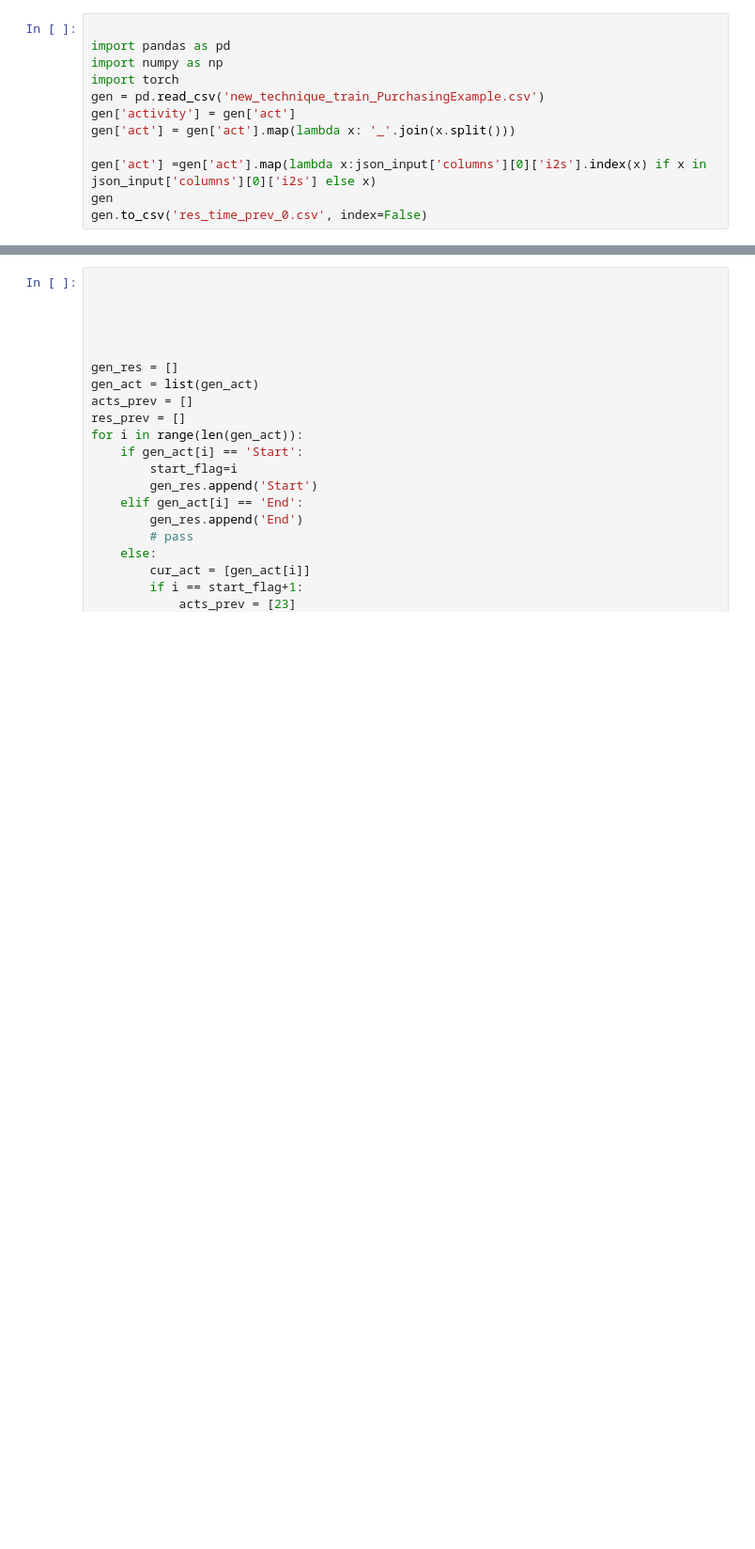
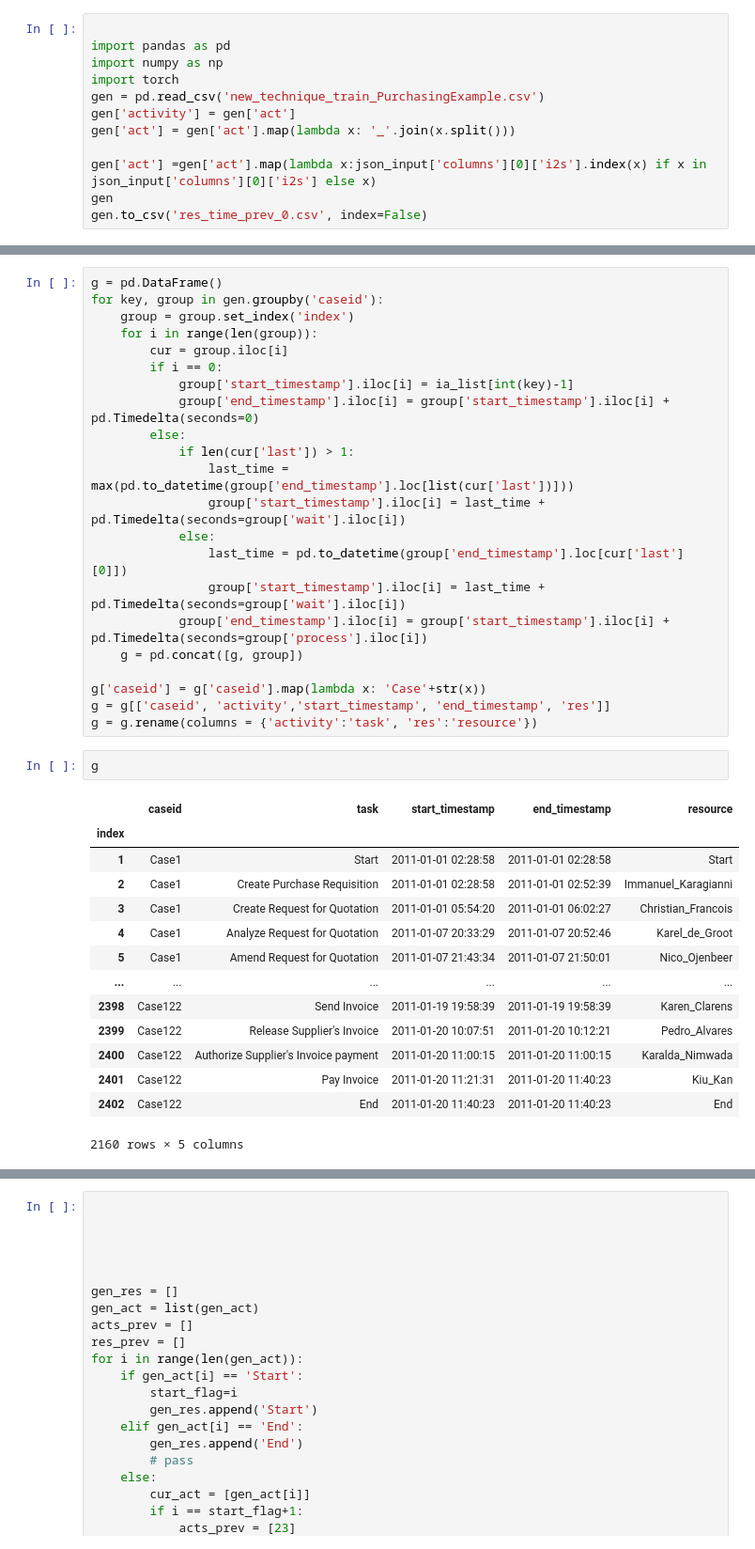
Before and after one commit to wujiani/CoDi, a Jupyter notebook: tabular_datasets/diffu/PurchasingExample_0.2/attention.ipynb, the cells around one changed output, grey strips where cells are left out. Shown at 94% size. Saved outputs shown, nothing was run; the diff lists cells and outputs as text; blank space fills up the shorter version.

```diff
--- a/tabular_datasets/diffu/PurchasingExample_0.2/attention.ipynb
+++ b/tabular_datasets/diffu/PurchasingExample_0.2/attention.ipynb
@@ -546,0 +571,39 @@ gen_diffu_time
+# %%
+g = pd.DataFrame()
+for key, group in gen.groupby('caseid'):
+    group = group.set_index('index')
+    for i in range(len(group)):
+        cur = group.iloc[i]
+        if i == 0:
+            group['start_timestamp'].iloc[i] = ia_list[int(key)-1]
+            group['end_timestamp'].iloc[i] = group['start_timestamp'].iloc[i] + pd.Timedelta(seconds=0)
+        else:
+            if len(cur['last']) > 1:
+                last_time = max(pd.to_datetime(group['end_timestamp'].loc[list(cur['last'])]))
+                group['start_timestamp'].iloc[i] = last_time + pd.Timedelta(seconds=group['wait'].iloc[i])
+            else:
+                last_time = pd.to_datetime(group['end_timestamp'].loc[cur['last'][0]])
+                group['start_timestamp'].iloc[i] = last_time + pd.Timedelta(seconds=group['wait'].iloc[i])
+            group['end_timestamp'].iloc[i] = group['start_timestamp'].iloc[i] + pd.Timedelta(seconds=group['process'].iloc[i])
+    g = pd.concat([g, group])
+
+g['caseid'] = g['caseid'].map(lambda x: 'Case'+str(x))
+g = g[['caseid', 'activity','start_timestamp', 'end_timestamp', 'res']]
+g = g.rename(columns = {'activity':'task', 'res':'resource'})
+# %%
+g
+# %% [output]
+|  | caseid | task | start_timestamp | end_timestamp | resource |
+| index |  |  |  |  |  |
+| 1 | Case1 | Start | 2011-01-01 02:28:58 | 2011-01-01 02:28:58 | Start |
+| 2 | Case1 | Create Purchase Requisition | 2011-01-01 02:28:58 | 2011-01-01 02:52:39 | Immanuel_Karagianni |
+| 3 | Case1 | Create Request for Quotation | 2011-01-01 05:54:20 | 2011-01-01 06:02:27 | Christian_Francois |
+| 4 | Case1 | Analyze Request for Quotation | 2011-01-07 20:33:29 | 2011-01-07 20:52:46 | Karel_de_Groot |
+| 5 | Case1 | Amend Request for Quotation | 2011-01-07 21:43:34 | 2011-01-07 21:50:01 | Nico_Ojenbeer |
+| ... | ... | ... | ... | ... | ... |
+| 2398 | Case122 | Send Invoice | 2011-01-19 19:58:39 | 2011-01-19 19:58:39 | Karen_Clarens |
+| 2399 | Case122 | Release Supplier's Invoice | 2011-01-20 10:07:51 | 2011-01-20 10:12:21 | Pedro_Alvares |
+| 2400 | Case122 | Authorize Supplier's Invoice payment | 2011-01-20 11:00:15 | 2011-01-20 11:00:15 | Karalda_Nimwada |
+| 2401 | Case122 | Pay Invoice | 2011-01-20 11:21:31 | 2011-01-20 11:40:23 | Kiu_Kan |
+| 2402 | Case122 | End | 2011-01-20 11:40:23 | 2011-01-20 11:40:23 | End |
+2160 rows × 5 columns
```
Also changed, not shown: parts of 4 cells of this notebook, 1 other file.
